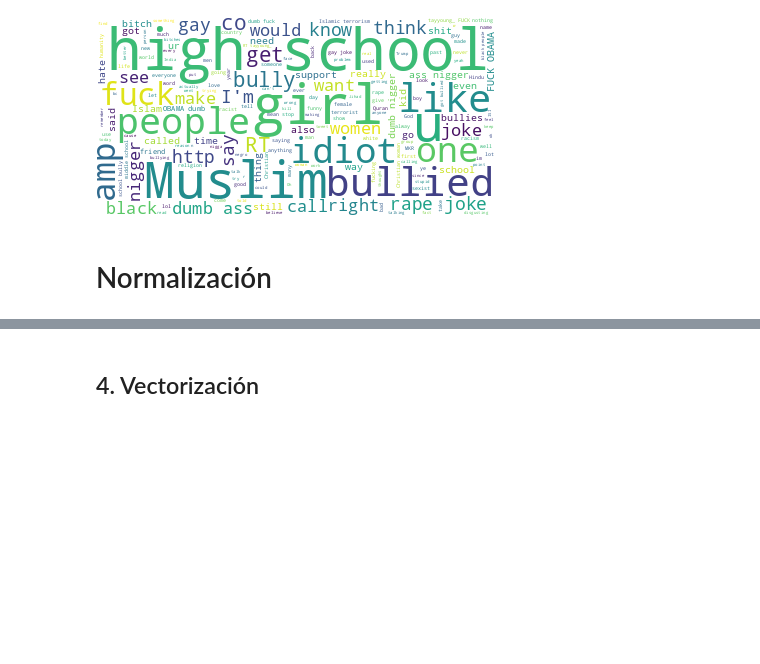
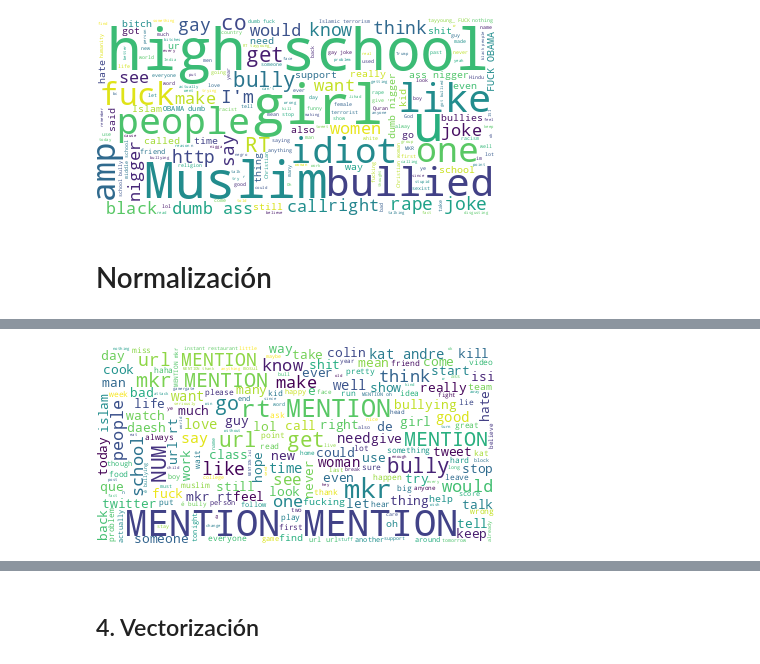
Before and after one commit to fridalucedh/textmining, a Jupyter notebook: ejercicio1.ipynb, the cells around one changed output, grey strips where cells are left out. Drawn from its saved outputs; the diff is of its cells as text; code cells hidden in the pictures; blank space fills up the shorter version.

```diff
--- a/ejercicio1.ipynb
+++ b/ejercicio1.ipynb
@@ -201,0 +225,2 @@ AttributeError: 'Series' object has no attribute 'progress_apply'
+# %%
+dataset["normalized"] = dataset["normalized"].progress_apply(lambda x: replace_contraction(x))
@@ -201,0 +249,32 @@ AttributeError: 'Series' object has no attribute 'progress_apply'
+# %%
+dataset["normalized"] = dataset["normalized"].progress_apply(lambda x: normalizar_tokens(x))
+# %%
+import spacy
+nlp = spacy.load('en_core_web_sm', disable=['parser', 'ner'])
+
+def lematizar_eliminacion_tokens(texto):
+    # Procesar el texto con el objeto nlp
+    doc = nlp(texto)
+
+    # Lematizar el texto
+    lemas = [token.lemma_ for token in doc]
+
+    # Eliminar símbolos de puntuación y stopwords
+    tokens_filtrados = [token for token in lemas if token.isalpha() and token.lower() not in en_stopwords]
+
+    # Unir los tokens filtrados en un nuevo texto
+    texto_procesado = ' '.join(tokens_filtrados)
+
+    return texto_procesado
+# %%
+dataset["preprocessed_text"] = dataset["normalized"].progress_apply(lambda x: lematizar_eliminacion_tokens(x))
+# %%
+txt_cat0 = ",".join(dataset[dataset.cyberbullying==0].preprocessed_text.to_list())
+txt_cat1 = ",".join(dataset[dataset.cyberbullying==1].preprocessed_text.to_list())
+#
+# Genera el wordcloud
+wordcloud.generate(txt_cat0)
+# Visualizalo en una imagen
+wordcloud.to_image()
+# %% [output]
+[figure, added]
```
Also changed, not shown: parts of 28 cells of this notebook.
